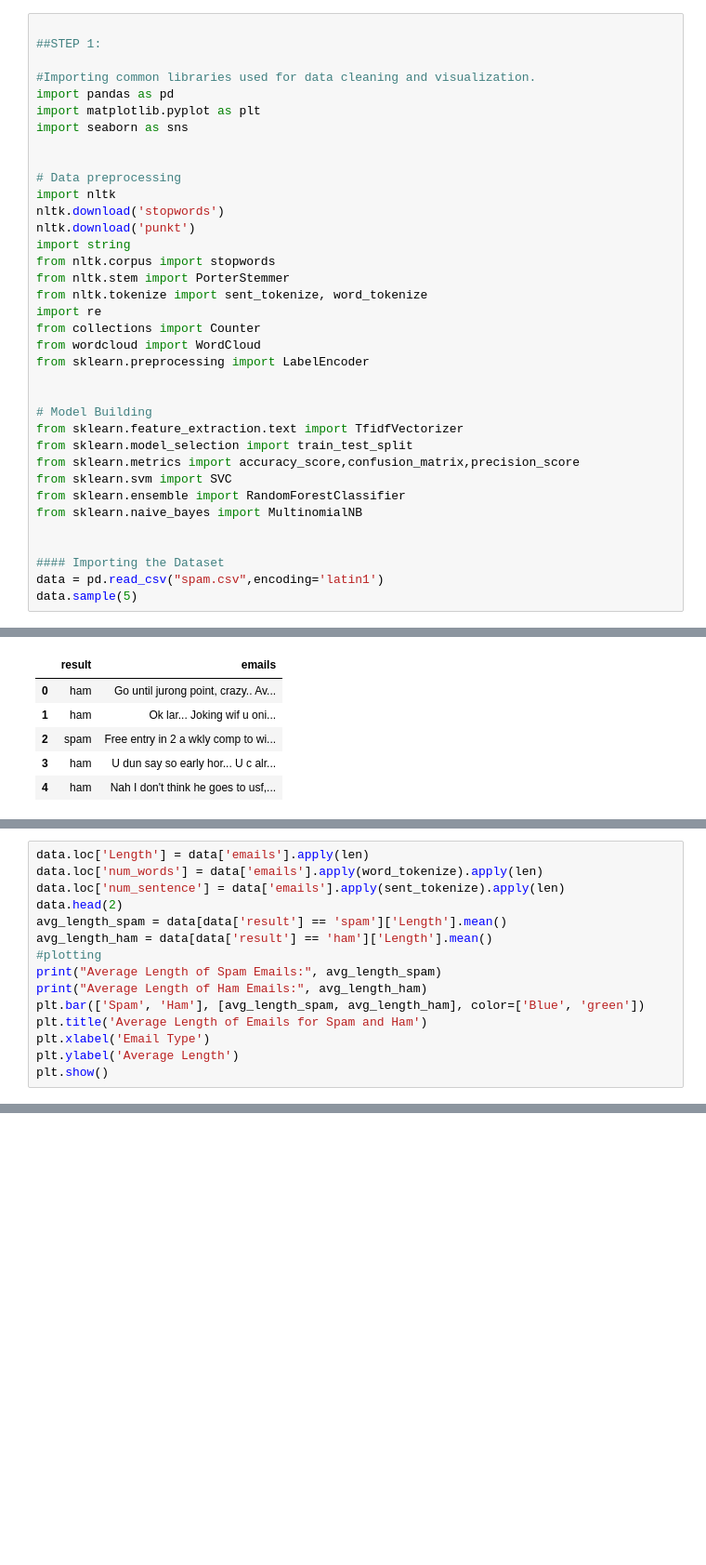
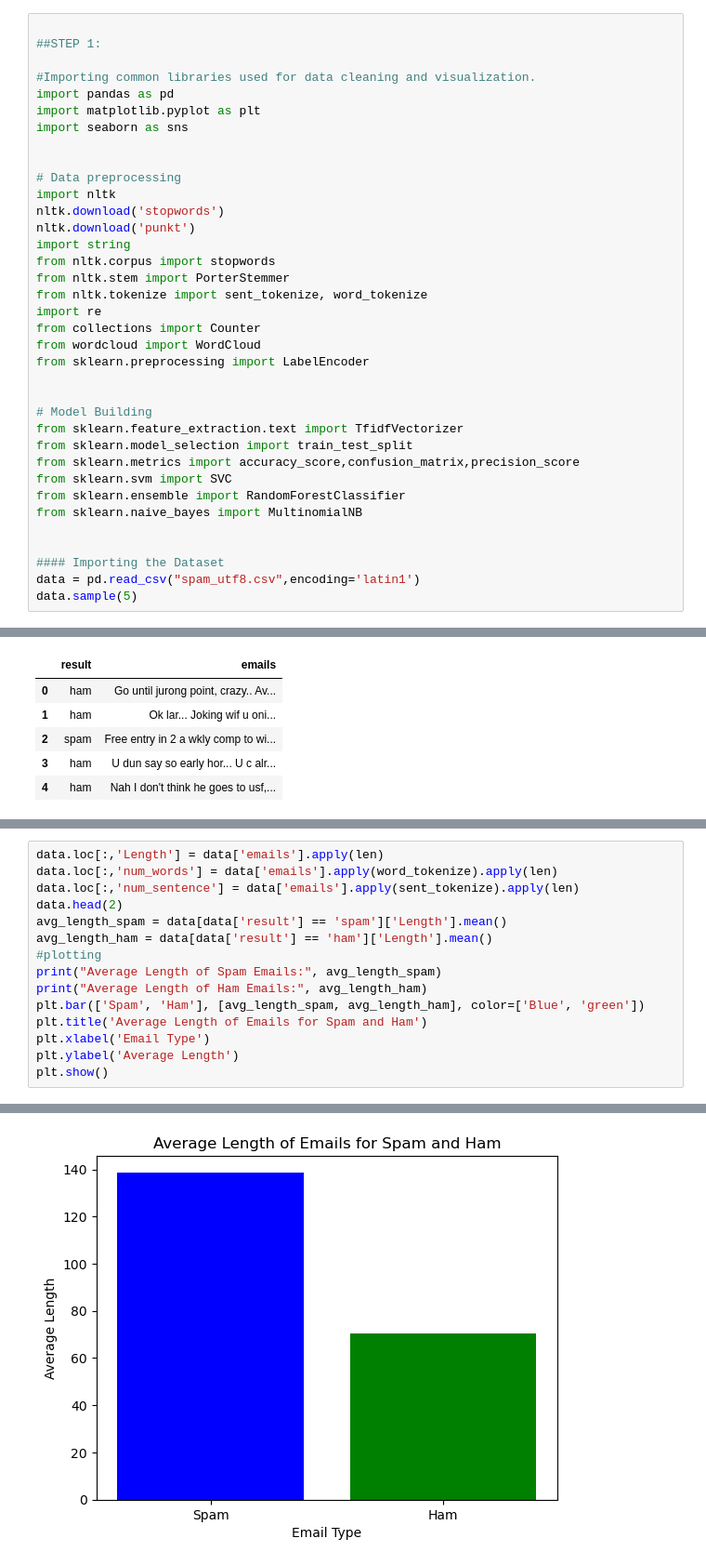
Before and after one commit to atharvamohekar/spam-classifier, a Jupyter notebook: classifier code.ipynb, the cells around one changed output, grey strips where cells are left out. Shown: that part at 93% size. Saved outputs shown, nothing was run; the diff lists cells and outputs as text; blank space fills up the shorter version.

```diff
--- a/classifier code.ipynb
+++ b/classifier code.ipynb
@@ -32,7 +32,7 @@ from sklearn.naive_bayes import MultinomialNB
 
 
 #### Importing the Dataset
-data = pd.read_csv("spam.csv",encoding='latin1')
+data = pd.read_csv("spam_utf8.csv",encoding='latin1')
 data.sample(5)
 # %% [output]
 [nltk_data] Downloading package stopwords to
@@ -76,9 +76,9 @@ plt.show()
 # %% [output]
 [figure]
 # %%
-data.loc['Length'] = data['emails'].apply(len)
-data.loc['num_words'] = data['emails'].apply(word_tokenize).apply(len)
-data.loc['num_sentence'] = data['emails'].apply(sent_tokenize).apply(len)
+data.loc[:,'Length'] = data['emails'].apply(len)
+data.loc[:,'num_words'] = data['emails'].apply(word_tokenize).apply(len)
+data.loc[:,'num_sentence'] = data['emails'].apply(sent_tokenize).apply(len)
 data.head(2)
 avg_length_spam = data[data['result'] == 'spam']['Length'].mean()
 avg_length_ham = data[data['result'] == 'ham']['Length'].mean()
@@ -98,0 +96 @@ TypeError: expected string or bytes-like object, got 'float'
+[figure, added]
```
Also changed, not shown: parts of 5 cells of this notebook.
